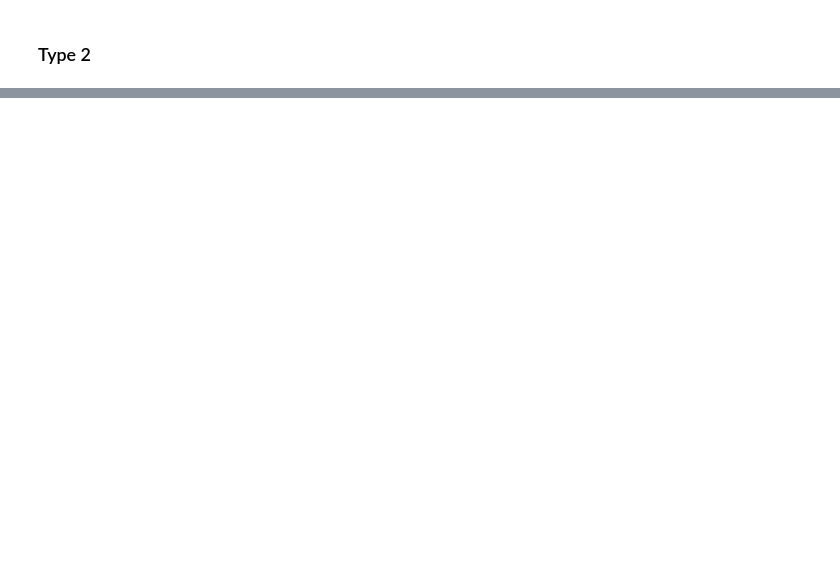
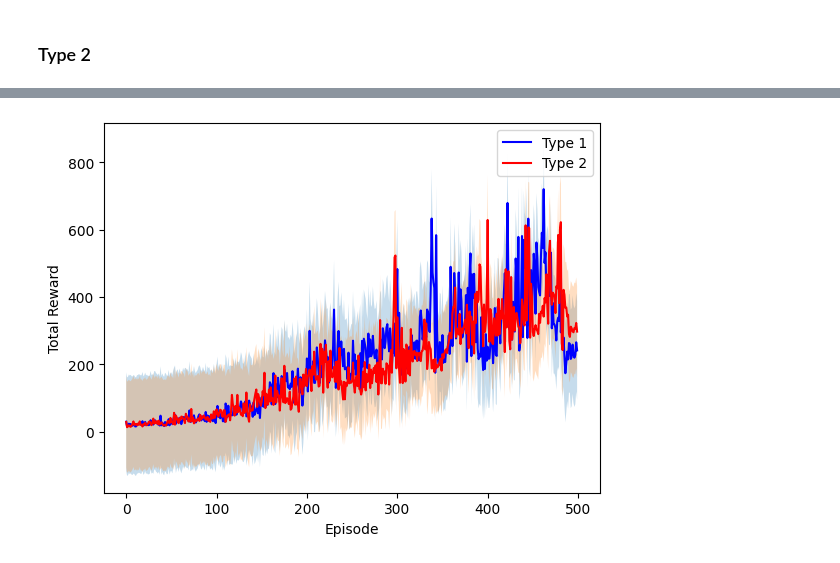
Before and after one commit to sooraj-srini/RL_pa2, a Jupyter notebook: gym.ipynb, the cells around one changed output, grey strips where cells are left out. Saved outputs shown, nothing was run; the diff lists cells and outputs as text; code cells hidden in the pictures; blank space fills up the shorter version.

```diff
--- a/gym.ipynb
+++ b/gym.ipynb
@@ -1102,0 +1113,4 @@ show_rewards(reinforce_type_2_cart, title="Type 2")
+# %%
+show_rewards(reinforce_type_1_cart, reinforce_type_2_cart)
+# %% [output]
+[figure, added]
```
Also changed, not shown: parts of 5 cells of this notebook.
